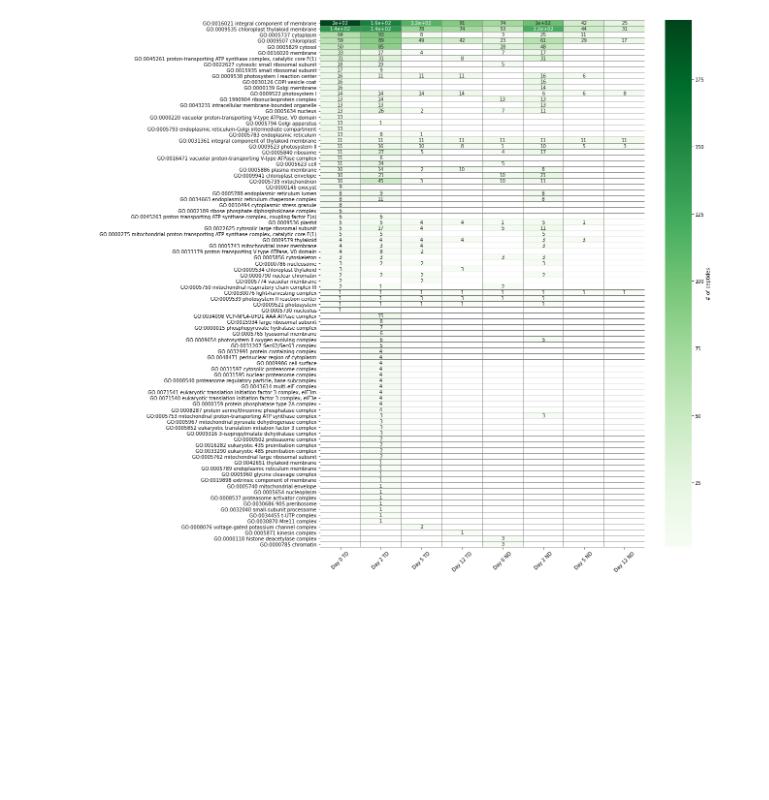
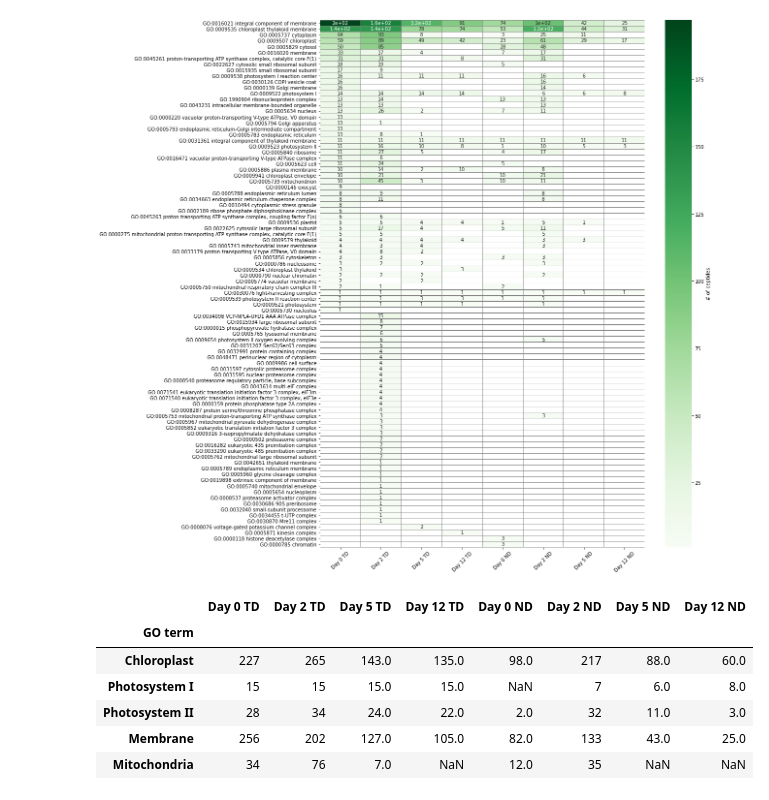
Before and after one commit to MeganEDuffy/rot-mayer, a Jupyter notebook: notebooks/in_silico_digest/in_silico_GO.ipynb, the cells around one changed output. Saved outputs shown, nothing was run; the diff lists cells and outputs as text; code cells hidden in the pictures; blank space fills up the shorter version.

```diff
--- a/notebooks/in_silico_digest/in_silico_GO.ipynb
+++ b/notebooks/in_silico_digest/in_silico_GO.ipynb
@@ -223,0 +222,15 @@ for item in ax.get_xticklabels():
+# %%
+# rearranged and condensed the csv manually in Libre Calc
+# read in new csv:
+
+in_sil = pd.read_csv("/home/millieginty/Documents/git-repos/rot-mayer/analyses/unipept/GO-terms/GO-CC-in_silico_combined_sorted.csv", index_col=0)
+
+in_sil.head()
+# %% [output]
+|  | Day 0 TD | Day 2 TD | Day 5 TD | Day 12 TD | Day 0 ND | Day 2 ND | Day 5 ND | Day 12 ND |
+| GO term |  |  |  |  |  |  |  |  |
+| Chloroplast | 227 | 265 | 143.0 | 135.0 | 98.0 | 217 | 88.0 | 60.0 |
+| Photosystem I | 15 | 15 | 15.0 | 15.0 | NaN | 7 | 6.0 | 8.0 |
+| Photosystem II | 28 | 34 | 24.0 | 22.0 | 2.0 | 32 | 11.0 | 3.0 |
+| Membrane | 256 | 202 | 127.0 | 105.0 | 82.0 | 133 | 43.0 | 25.0 |
+| Mitochondria | 34 | 76 | 7.0 | NaN | 12.0 | 35 | NaN | NaN |
```
Also changed, not shown: parts of 2 cells of this notebook, 4 other files.
